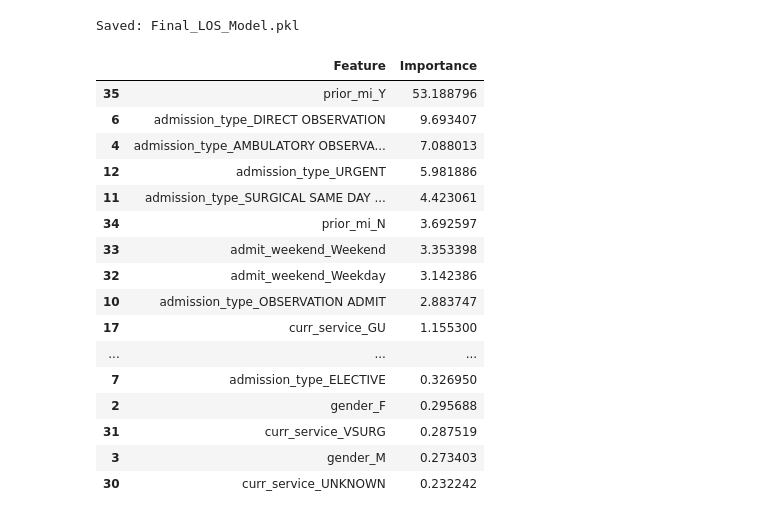
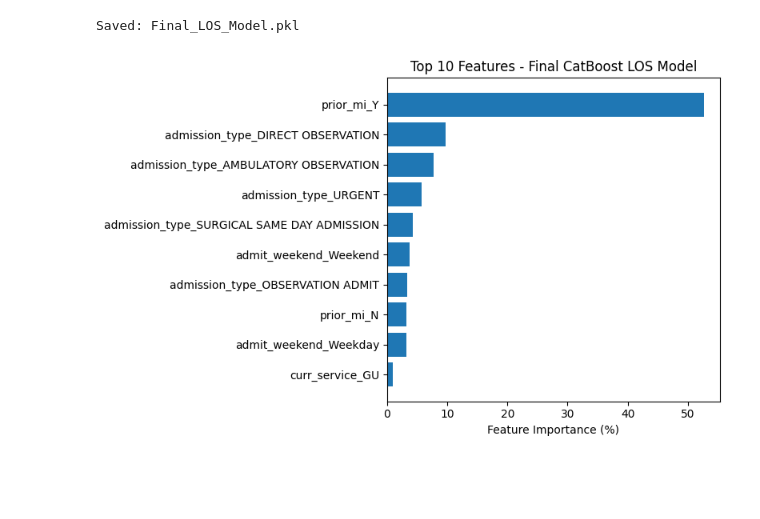
Before and after one commit to awn20222469/w1998467_FYP_MI_prediction, a Jupyter notebook: w1998467_Main.ipynb, the cells around one changed output. Saved outputs shown, nothing was run; the diff lists cells and outputs as text; code cells hidden in the pictures; blank space fills up the shorter version.

```diff
--- a/w1998467_Main.ipynb
+++ b/w1998467_Main.ipynb
@@ -1075,10 +1067,7 @@ roc_compare
 # %%
-# 1) Get best params from tuning
-cb_best_params = best_cb.get_params()
+#final LOS model (CatBoost)
+final_los_model = best_cb
 
-# 2) Create final model with same params (fresh model)
-final_los_model = CatBoostClassifier(**cb_best_params)
-
-# 3) Train on full training data
+#training on full training data
 final_los_model.fit(X_train_enc, y_train_los)
 # %% [output]
@@ -1133,37 +1116,24 @@ print("Saved:", "Final_LOS_Model.pkl")
 # %% [output]
 Saved: Final_LOS_Model.pkl
 # %%
-# Build full feature list
-num_features = num_cols
-cat_features_ohe = list(encoder.get_feature_names_out(cat_cols))
+import matplotlib.pyplot as plt
 
-all_features = list(num_features) + cat_features_ohe
+#feature importance
+all_features = num_cols + list(encoder.get_feature_names_out(cat_cols))
 
-# Get CatBoost importances
-importances = final_los_model.get_feature_importance()
-
-# Create importance table
 fi_df = pd.DataFrame({
     "Feature": all_features,
-    "Importance": importances
+    "Importance": final_los_model.get_feature_importance()
 }).sort_values("Importance", ascending=False)
 
-fi_df.head(20)
+#top 10 plot
+top10 = fi_df.head(10)
+
+plt.figure(figsize=(8,5))
+plt.barh(top10["Feature"][::-1], top10["Importance"][::-1])
+plt.xlabel("Feature Importance (%)")
+plt.title("Top 10 Features - Final CatBoost LOS Model")
+plt.tight_layout()
+plt.show()
 # %% [output]
-|  | Feature | Importance |
-| 35 | prior_mi_Y | 53.188796 |
-| 6 | admission_type_DIRECT OBSERVATION | 9.693407 |
-| 4 | admission_type_AMBULATORY OBSERVA... | 7.088013 |
-| 12 | admission_type_URGENT | 5.981886 |
-| 11 | admission_type_SURGICAL SAME DAY ... | 4.423061 |
-| 34 | prior_mi_N | 3.692597 |
-| 33 | admit_weekend_Weekend | 3.353398 |
-| 32 | admit_weekend_Weekday | 3.142386 |
-| 10 | admission_type_OBSERVATION ADMIT | 2.883747 |
-| 17 | curr_service_GU | 1.155300 |
-| ... | ... | ... |
-| 7 | admission_type_ELECTIVE | 0.326950 |
-| 2 | gender_F | 0.295688 |
-| 31 | curr_service_VSURG | 0.287519 |
-| 3 | gender_M | 0.273403 |
-| 30 | curr_service_UNKNOWN | 0.232242 |
+[figure, added]
```
Also changed, not shown: parts of 112 cells of this notebook.
